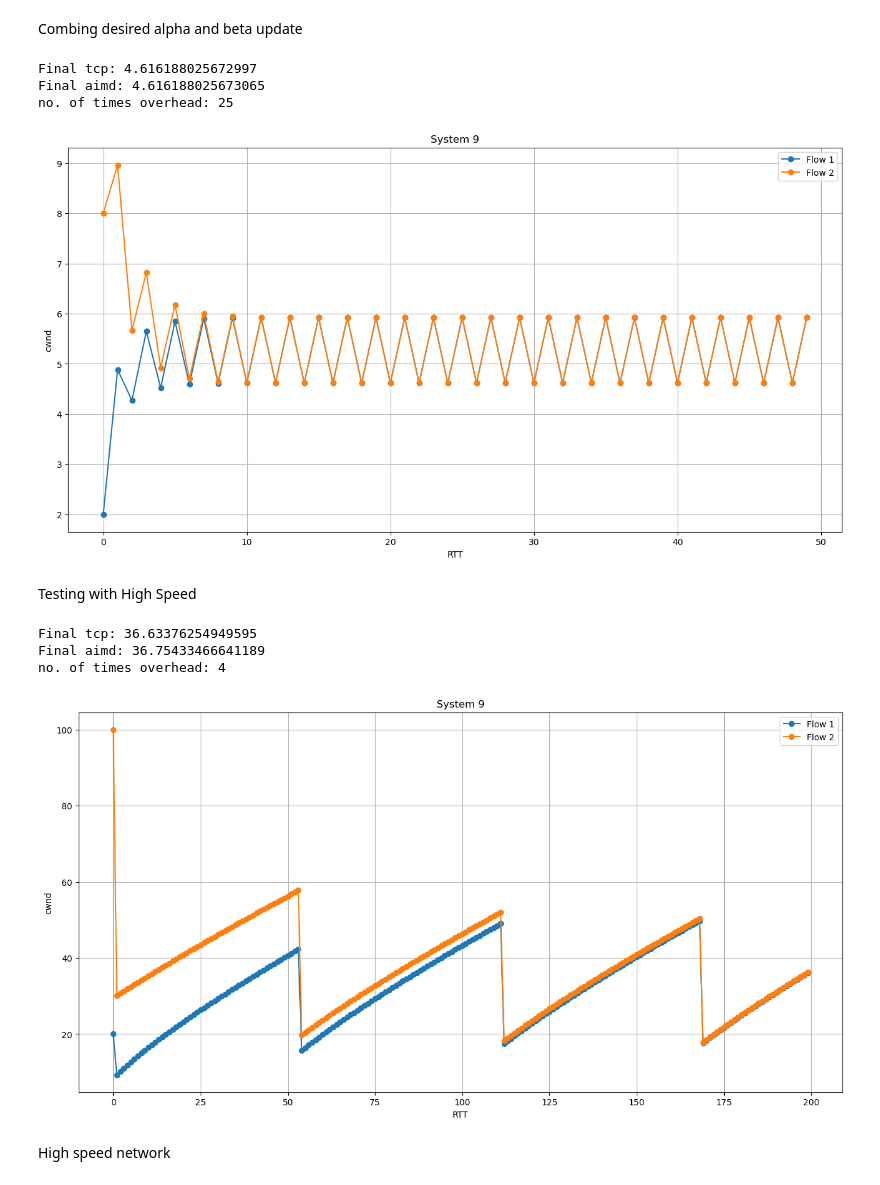
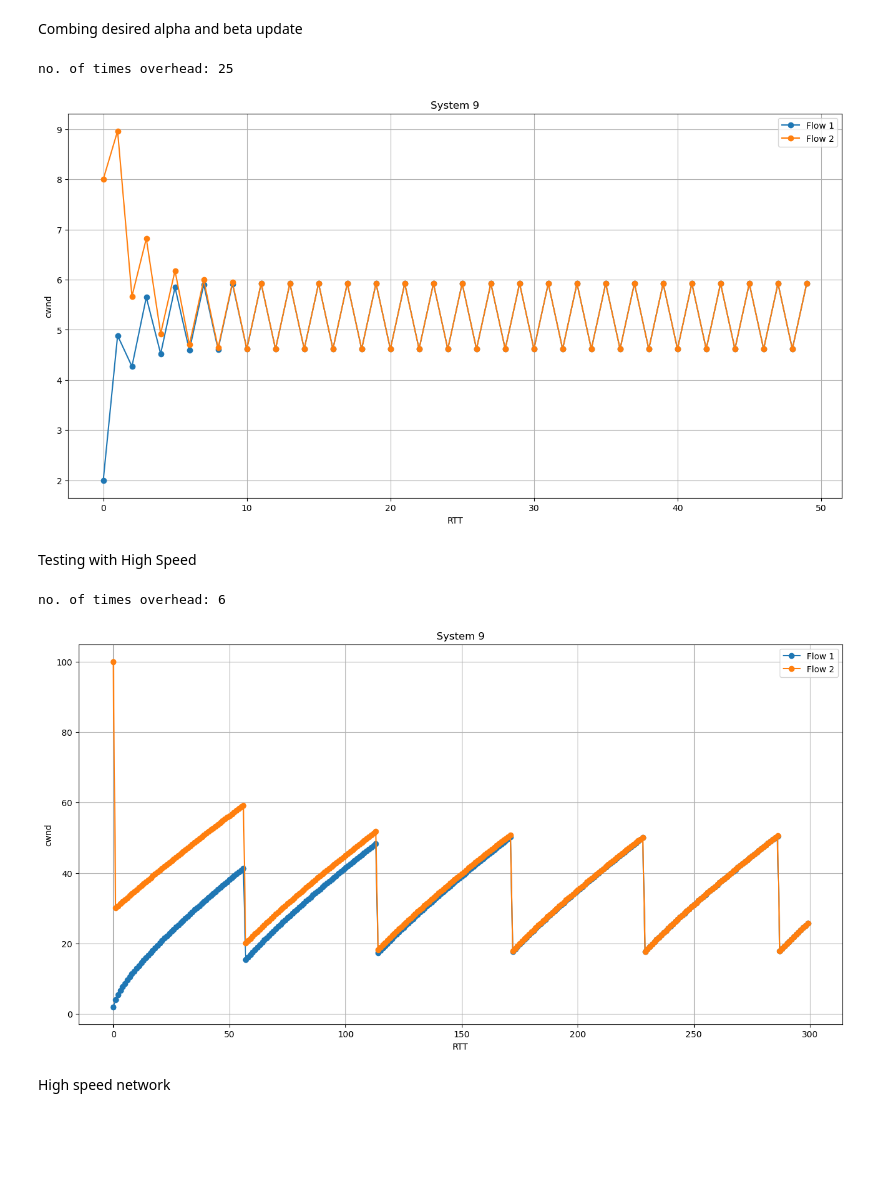
Before and after one commit to uztra4/CE4052CloudComputing, a Jupyter notebook: Assignment01/AIMD.ipynb, the cells around one changed output. Saved outputs shown, nothing was run; the diff lists cells and outputs as text; code cells hidden in the pictures; blank space fills up the shorter version.

```diff
--- a/Assignment01/AIMD.ipynb
+++ b/Assignment01/AIMD.ipynb
@@ -583,7 +422,7 @@ no. of times overhead: 0
 # %% [markdown]
 Logarithm Alpha
 # %%
-iterations = 100
+iterations = 50
 
 aimd1 = 2
 aimd2 = 8
@@ -608,8 +447,6 @@ for i in range(iterations):
         aimd2 = aimd2 * beta
         count += 1
 
-print("Final tcp:", aimd1)
-print("Final aimd:", aimd2)
 print("no. of times overhead:", count)
 
 plt.figure(figsize = (16, 8))
@@ -879,8 +711,6 @@ for i in range(iterations):
         aimd2 = aimd2 * 2/math.log(aimd2,2)
         count += 1
 
-print("Final tcp:", aimd1)
-print("Final aimd:", aimd2)
 print("no. of times overhead:", count)
 
 plt.figure(figsize = (16, 8))
@@ -894,16 +724,14 @@ plt.grid(True)
 plt.legend()
 plt.show()
 # %% [output]
-Final tcp: 4.616188025672997
-Final aimd: 4.616188025673065
 no. of times overhead: 25
 [figure]
 # %% [markdown]
 Testing with High Speed
 # %%
-iterations = 200
+iterations = 300
 
-aimd1 = 20
+aimd1 = 2
 aimd2 = 100
 capacity = 100
 
@@ -912,39 +740,35 @@ beta = 0.5
 count = 0
 
 aimd1Vals, aimd2Vals = [], []
 
 for i in range(iterations):
     aimd1Vals.append(aimd1)
     aimd2Vals.append(aimd2)
     #if congestion not detected
     if (aimd1 + aimd2 <= capacity):
         aimd1 = aimd1 + 2/((math.log(aimd1)))
         aimd2 = aimd2 + 2/((math.log(aimd2)))
 
     else:
         aimd1 = aimd1 * 2/math.log(aimd1,2)
         aimd2 = aimd2 * 2/math.log(aimd2,2)
         count += 1
 
-print("Final tcp:", aimd1)
-print("Final aimd:", aimd2)
 print("no. of times overhead:", count)
 
 plt.figure(figsize = (16, 8))
 plt.plot(range(iterations), aimd1Vals, '-o', label = 'Flow 1')
 plt.plot(range(iterations), aimd2Vals, '-o', label = 'Flow 2')
 
 plt.xlabel('RTT')
 plt.ylabel('cwnd')
 plt.title('System 9')
 plt.grid(True)
 plt.legend()
 plt.show()
 # %% [output]
-Final tcp: 36.63376254949595
-Final aimd: 36.75433466641189
-no. of times overhead: 4
+no. of times overhead: 6
-[figure, old version]
+[figure, new version]
 # %% [markdown]
 High speed network
 # %%
```
Also changed, not shown: parts of 20 cells of this notebook, 1 other file.
